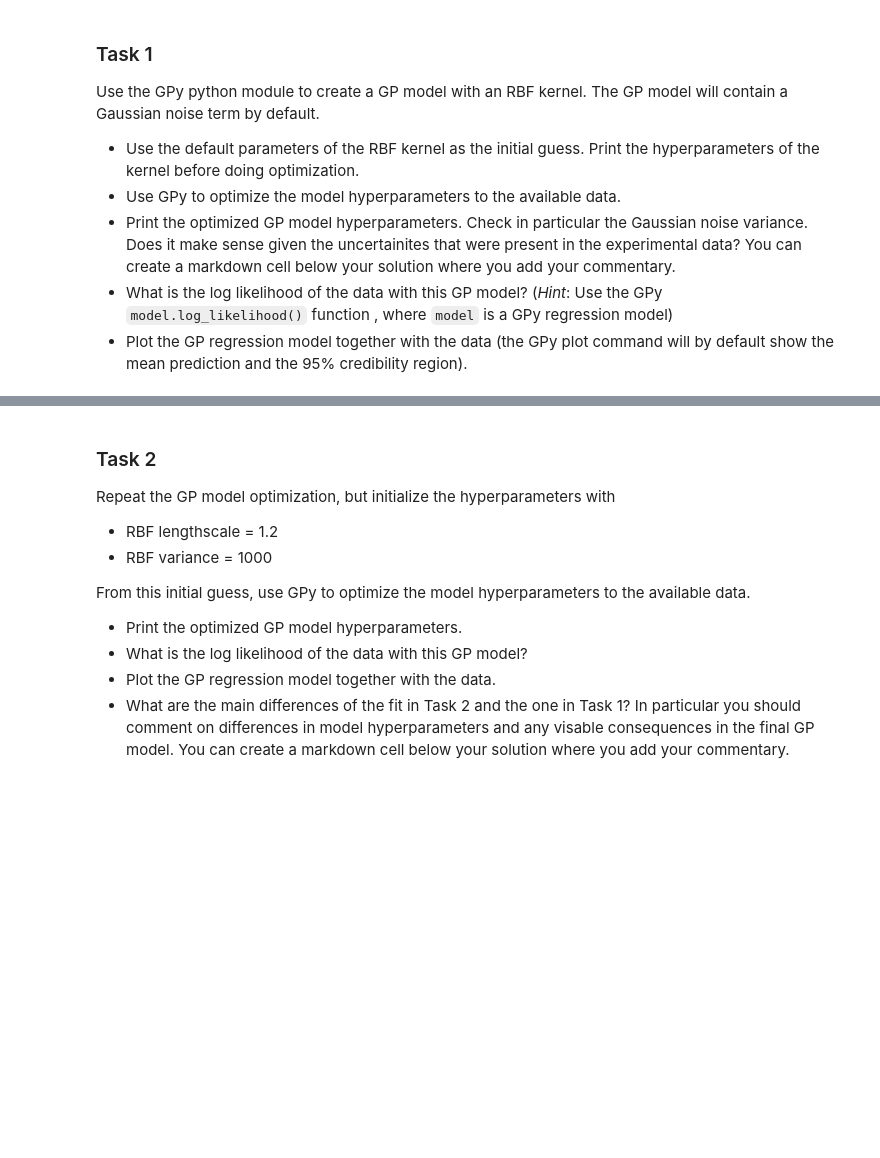
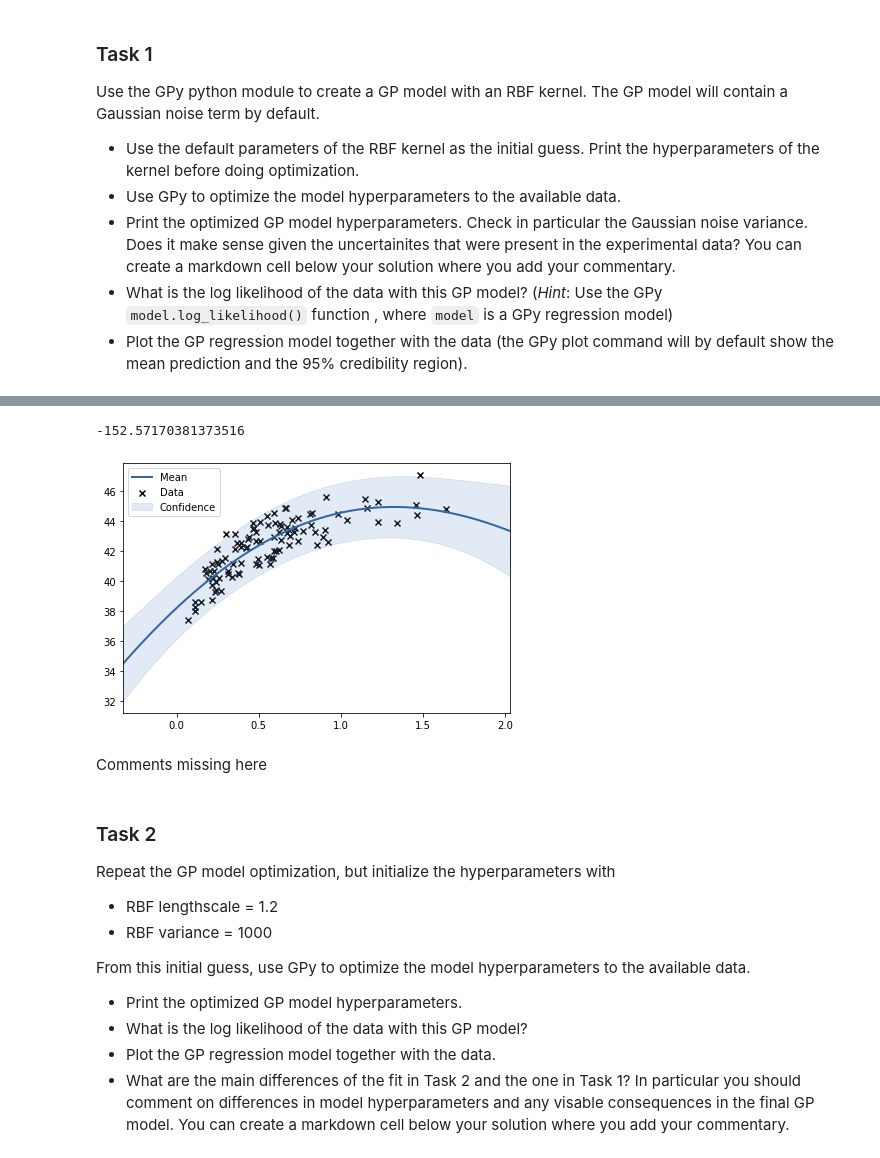
Before and after one commit to pwd-alejandro/learningFromData, a Jupyter notebook: doc/pub/ProblemSets/Set3/TIF285_ps3_basic_problems.ipynb, the cells around one changed output, grey strips where cells are left out. Saved outputs shown, nothing was run; the diff lists cells and outputs as text; code cells hidden in the pictures; blank space fills up the shorter version.

```diff
--- a/doc/pub/ProblemSets/Set3/TIF285_ps3_basic_problems.ipynb
+++ b/doc/pub/ProblemSets/Set3/TIF285_ps3_basic_problems.ipynb
@@ -465,0 +463,6 @@ Use the GPy python module to create a GP model with an RBF kernel. The GP model
+# %%
+# default
+ker = GPy.kern.RBF(1)
+print(ker)
+model = GPy.models.GPRegression(x,y,ker)
+print(model)
@@ -466,3 +498,15 @@ Use the GPy python module to create a GP model with an RBF kernel. The GP model
+# %%
+# log_likelihood
+model.log_likelihood()
+# %% [output]
+-152.57170381373516
+# %%
+model.plot()
+plt.show()
+# %% [output]
+[figure, added]
+# %% [markdown]
+Comments missing here
 # %% [markdown]
 ### Task 2
 Repeat the GP model optimization, but initialize the hyperparameters with
```
Also changed, not shown: parts of 49 cells of this notebook, 4 other files.
